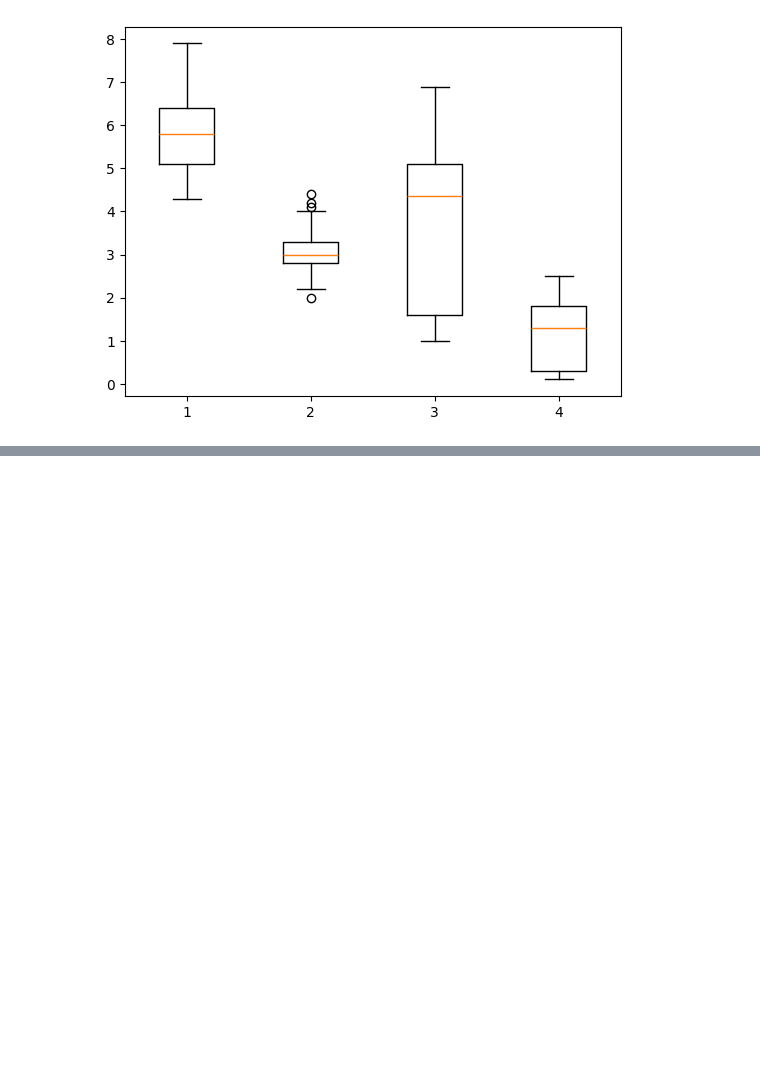
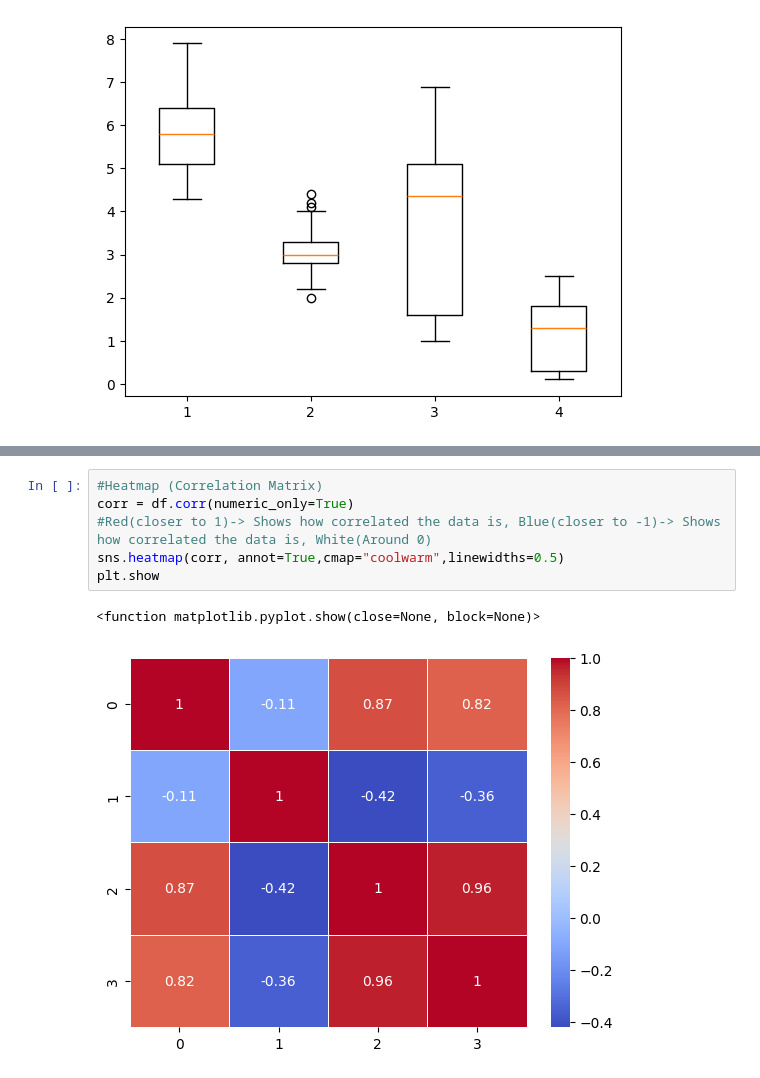
Before and after one commit to Sumukha11/Data-Analysis, a Jupyter notebook: Iris data plot/Iris data Plot.ipynb, the cells around one changed output, grey strips where cells are left out. Saved outputs shown, nothing was run; the diff lists cells and outputs as text; blank space fills up the shorter version.

```diff
--- a/Iris data plot/Iris data Plot.ipynb
+++ b/Iris data plot/Iris data Plot.ipynb
@@ -206,0 +269,9 @@ plt.boxplot([df[0],df[1],df[2],df[3]])
+# %%
+#Heatmap (Correlation Matrix)
+corr = df.corr(numeric_only=True)
+#Red(closer to 1)-> Shows how correlated the data is, Blue(closer to -1)-> Shows how correlated the data is, White(Around 0)
+sns.heatmap(corr, annot=True,cmap="coolwarm",linewidths=0.5)
+plt.show
+# %% [output]
+<function matplotlib.pyplot.show(close=None, block=None)>
+[figure, added]
```
Also changed, not shown: parts of 34 cells of this notebook.
